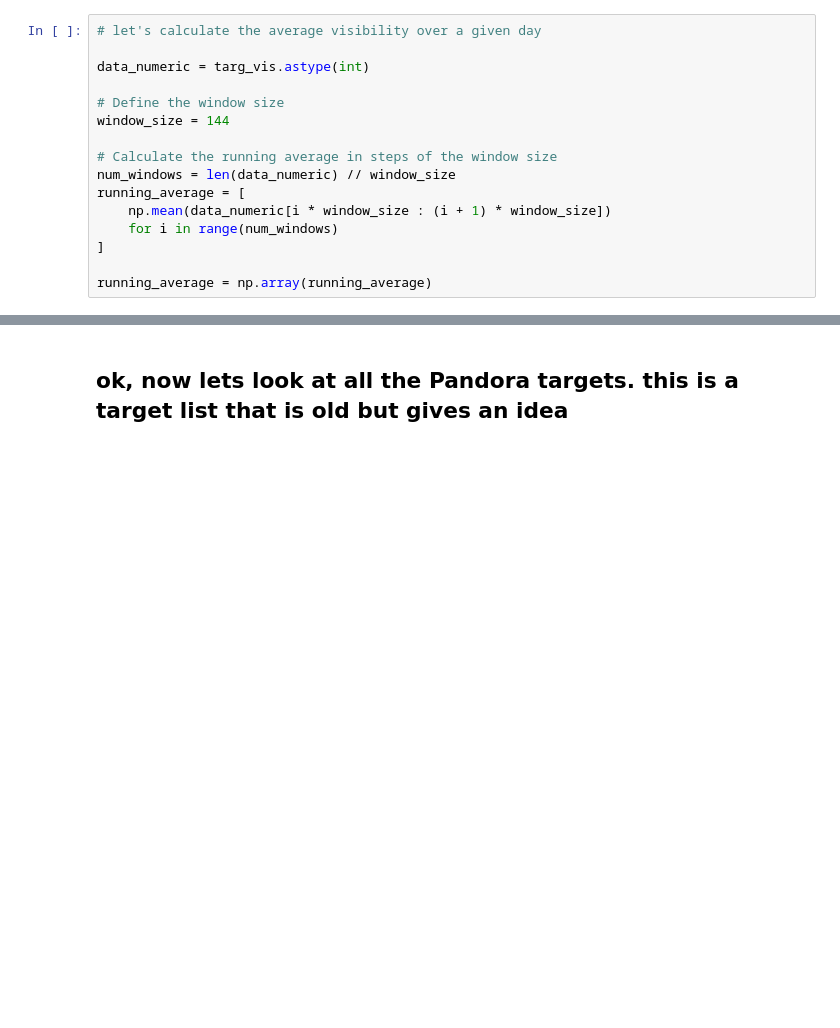
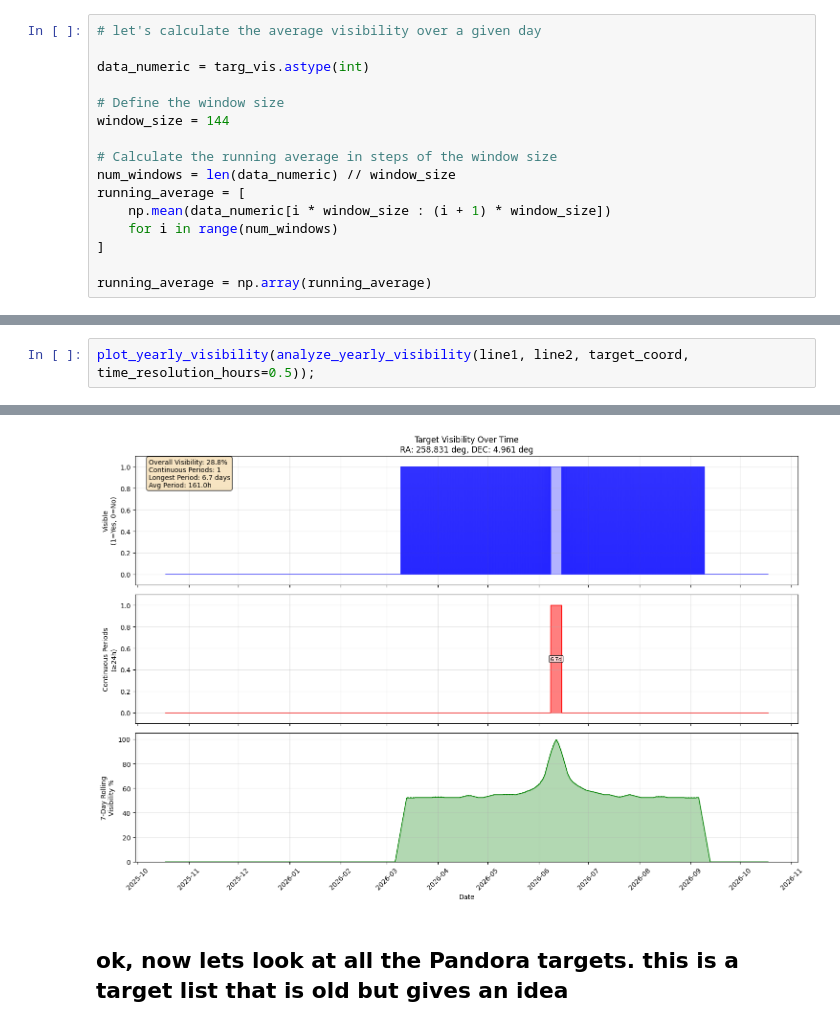
Before and after one commit to PandoraMission/pandora-visibility, a Jupyter notebook: docs/Example-useage.ipynb, the cells around one changed output, grey strips where cells are left out. Cells and saved outputs as stored; diff of their text form; blank space fills up the shorter version.

```diff
--- a/docs/Example-useage.ipynb
+++ b/docs/Example-useage.ipynb
@@ -172,0 +172,3 @@ with time_support():
+# %%
+plot_yearly_visibility(analyze_yearly_visibility(line1, line2, target_coord, time_resolution_hours=0.5));
+# %% [output]
@@ -173,3 +176,4 @@ with time_support():
+[figure, added]
 # %% [markdown]
 ## ok, now lets look at all the Pandora targets. this is a target list that is old but gives an idea
 # %%
```
Also changed, not shown: parts of 12 cells of this notebook, 2 other files.
